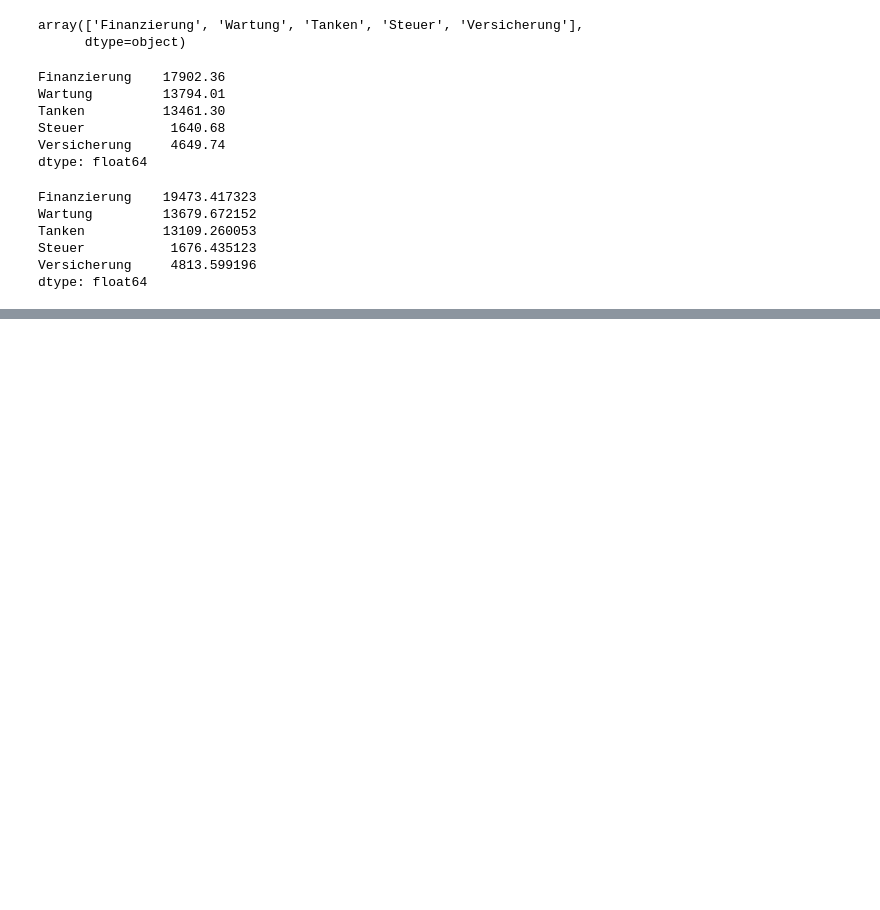
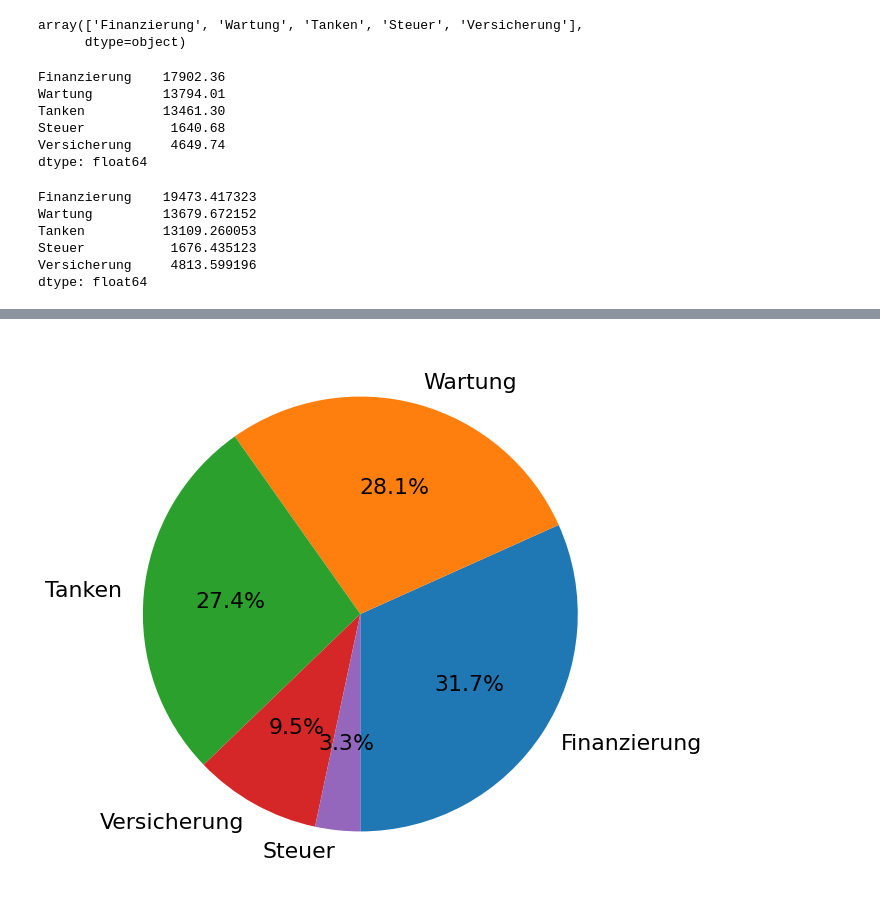
Before and after one commit to schorschie/car_cost_comparisons, a Jupyter notebook: Kostenabrechnung_Maximus.ipynb, the cells around one changed output, grey strips where cells are left out. Drawn from its saved outputs; the diff is of its cells as text; code cells hidden in the pictures; blank space fills up the shorter version.

```diff
--- a/Kostenabrechnung_Maximus.ipynb
+++ b/Kostenabrechnung_Maximus.ipynb
@@ -131,0 +131,11 @@ AttributeError: 'Line2D' object has no property 'ylabel'
+# %%
+import matplotlib.pyplot as plt
+plt.rcParams.update({'font.size': 22})
+ax = joined_df.groupby('Subtyp').Kosten.sum().round(2).sort_values(ascending=False).plot(kind='pie',
+                                                                     startangle=270,
+                                                                     autopct='%1.1f%%',
+                                                                     figsize=(15,10));
+plt.ylabel('')
+plt.show()
+# %% [output]
+[figure, added]
```
Also changed, not shown: parts of 1 cell of this notebook, 5 other files.
